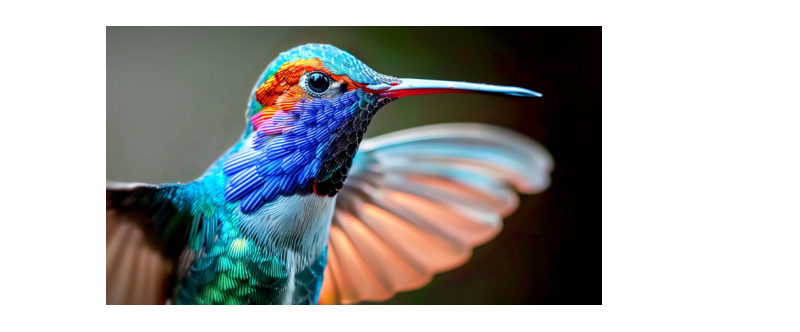
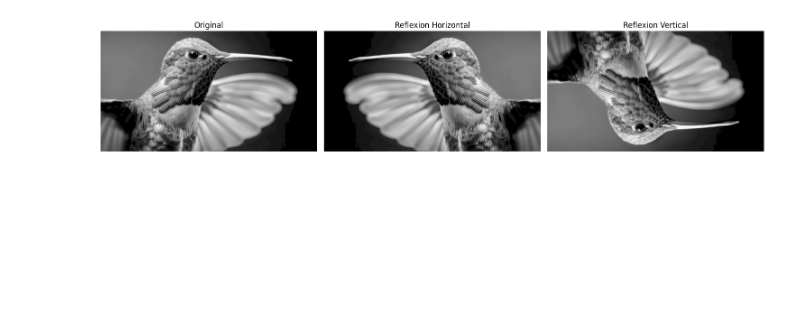
Before and after one commit to JanethGrimaldo/AI, a Jupyter notebook: AF4.ipynb, the cells around one changed output. Drawn from its saved outputs; the diff is of its cells as text; code cells hidden in the pictures; blank space fills up the shorter version.

```diff
--- a/AF4.ipynb
+++ b/AF4.ipynb
@@ -50,15 +50,30 @@ plt.show()
-# %%
-import cv2
-import matplotlib.pyplot as plt
-import numpy as np
-
-img2 = cv2.imread("ave_2.png") # Carga de imagen original
-h, w = img2.shape[:2]
-
-img_rgb = cv2.cvtColor(img2, cv2.COLOR_BGR2RGB)
-
-plt.imshow(img_rgb)
-plt.axis("off")
-plt.show()
-# %% [output]
-[figure, removed]
+# %%
+import cv2
+import matplotlib.pyplot as plt
+import numpy as np
+
+img =cv2.imread("ave_2.png", 0) # Carga de imagen en escala de grises
+alto, ancho = img.shape
+
+reflexion = cv2.flip(img, 1) #Reflexión
+reflexion2 = cv2.flip(img, 0) #Reflexión
+
+fig, axes = plt.subplots(1, 3, figsize=(15, 10))
+axes = axes.flatten() # Convertimos la matriz 2D de subplots en un array 1D
+
+axes[0].imshow(img, cmap="gray")
+axes[0].set_title("Original")
+axes[0].axis("off")
+
+axes[1].imshow(reflexion, cmap="gray")
+axes[1].set_title("Reflexion Horizontal")
+axes[1].axis("off")
+
+axes[2].imshow(reflexion2, cmap="gray")
+axes[2].set_title("Reflexion Vertical")
+axes[2].axis("off")
+
+plt.tight_layout()
+plt.show()
+# %% [output]
+[figure, added]
```
Also changed, not shown: parts of 1 cell of this notebook.
